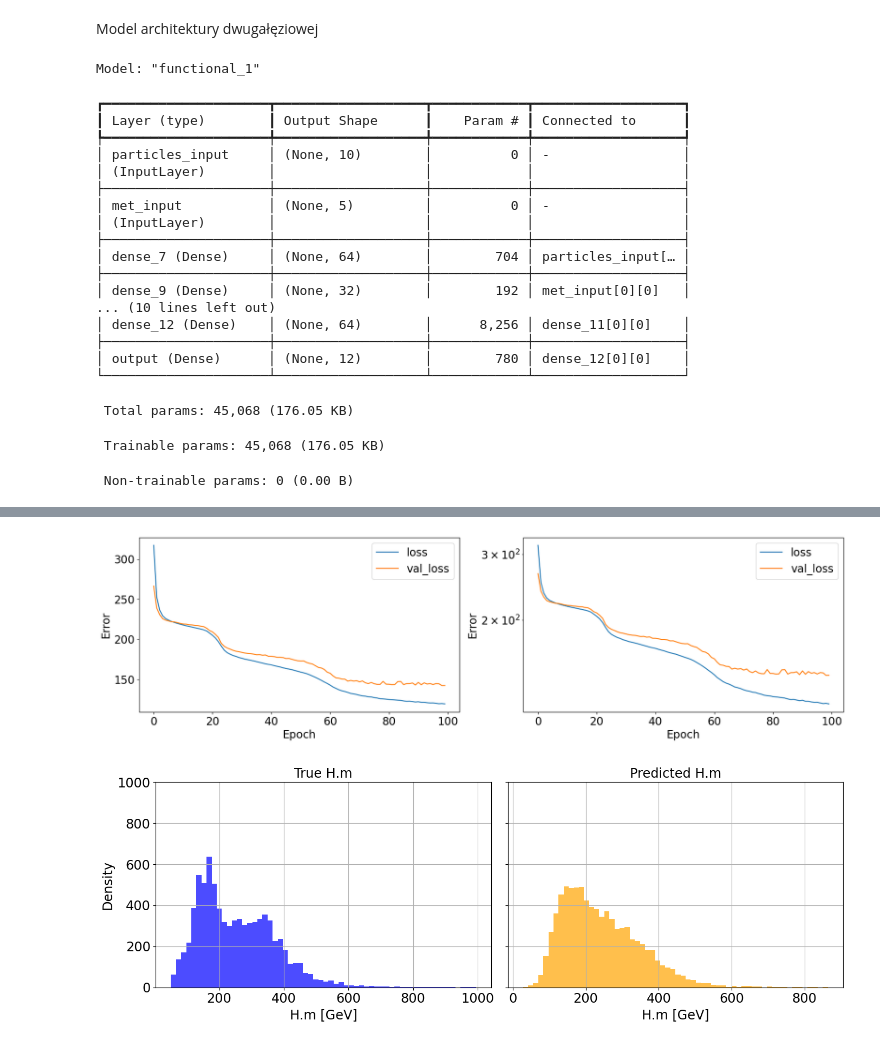
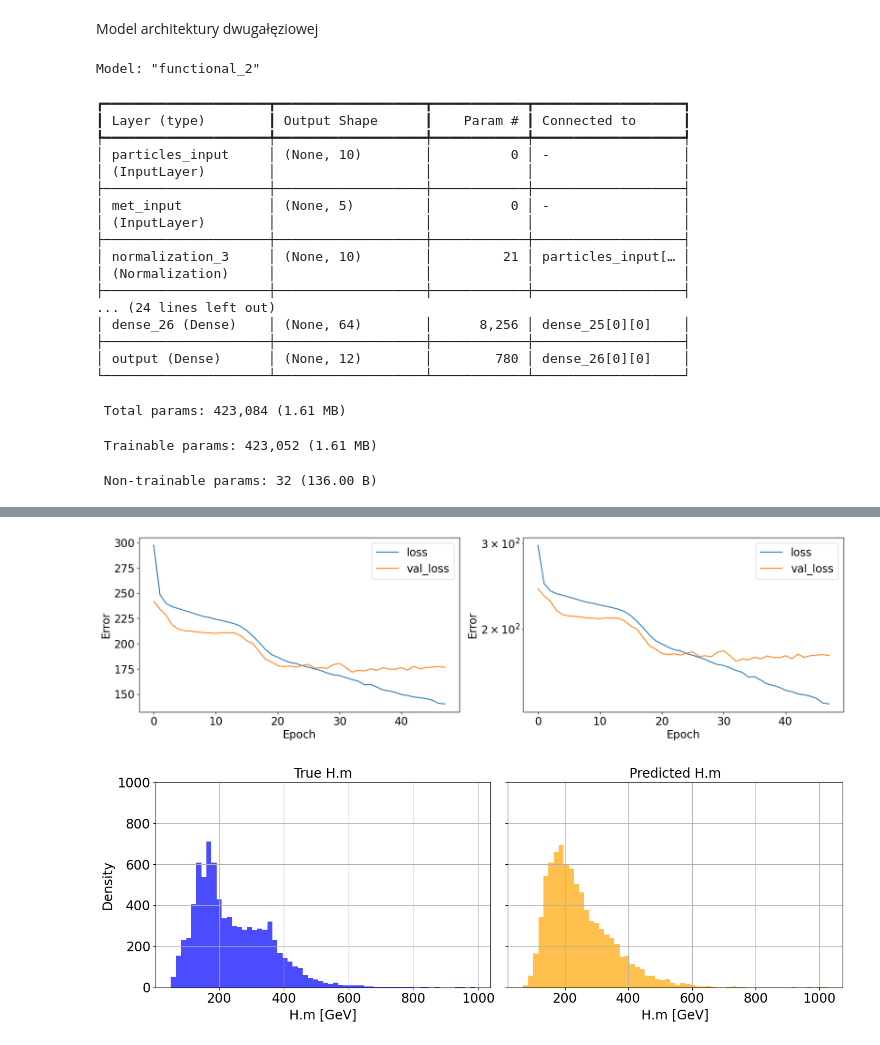
Before and after one commit to jpkusmiersk/Uczenie_maszynowe_2, a Jupyter notebook: projekt/Final_project.ipynb, the cells around one changed output, grey strips where cells are left out. Saved outputs shown, nothing was run; the diff lists cells and outputs as text; code cells hidden in the pictures.

```diff
--- a/projekt/Final_project.ipynb
+++ b/projekt/Final_project.ipynb
@@ -446,6 +440,8 @@ Model klasycznej sieci FCNN
 # %%
 model_fc = tf.keras.Sequential(layers=[
     tf.keras.Input(shape=(15,), name="model_input"),
+
+    tf.keras.layers.Normalization(),
 
     tf.keras.layers.Dense(64, activation='relu',
         bias_initializer=tf.keras.initializers.RandomUniform(minval=-1, maxval=1),
@@ -633,24 +625,38 @@ input_particles = tf.keras.Input(shape=(10,), name="particles_input")
 input_met = tf.keras.Input(shape=(5,), name="met_input")
 
 # Gałąź cząstek
-x1 = tf.keras.layers.Dense(64, activation='relu')(input_particles)
+norm_particles = tf.keras.layers.Normalization()(input_particles)
+x1 = tf.keras.layers.Dense(64, activation='relu')(norm_particles)
 x1 = tf.keras.layers.Dense(128, activation='relu')(x1)
+x1 = tf.keras.layers.Dense(256, activation='relu')(x1)
 
 # Gałąź MET
-x2 = tf.keras.layers.Dense(32, activation='relu')(input_met)
+norm_met = tf.keras.layers.Normalization()(input_met)
+x2 = tf.keras.layers.Dense(32, activation='relu')(norm_met)
 x2 = tf.keras.layers.Dense(64, activation='relu')(x2)
+x2 = tf.keras.layers.Dense(128, activation='relu')(x2)
 
 # Połączenie
 x = tf.keras.layers.concatenate([x1, x2])
-x = tf.keras.layers.Dense(128, activation='relu')(x)
-x = tf.keras.layers.Dense(64, activation='relu')(x)
+x = tf.keras.layers.Dense(512, activation='relu',
+                          bias_initializer=tf.keras.initializers.RandomUniform(minval=-1, maxval=1),
+                          kernel_initializer='he_normal')(x)
+x = tf.keras.layers.Dense(256, activation='relu',
+                          bias_initializer=tf.keras.initializers.RandomUniform(minval=-1, maxval=1),
+                          kernel_initializer='he_normal')(x)
+x = tf.keras.layers.Dense(128, activation='relu',
+                          bias_initializer=tf.keras.initializers.RandomUniform(minval=-1, maxval=1),
+                          kernel_initializer='he_normal')(x)
+x = tf.keras.layers.Dense(64, activation='relu',
+                          bias_initializer=tf.keras.initializers.RandomUniform(minval=-1, maxval=1),
+                          kernel_initializer='he_normal')(x)
 output = tf.keras.layers.Dense(12, activation='linear', name='output')(x)
 
 model_dual = tf.keras.Model(inputs={'particles_input': input_particles, 'met_input': input_met}, outputs=output)
 
 model_dual.summary()
 # %% [output]
-Model: "functional_1"
+Model: "functional_2"
 ┏━━━━━━━━━━━━━━━━━━━━━┳━━━━━━━━━━━━━━━━━━━┳━━━━━━━━━━━━┳━━━━━━━━━━━━━━━━━━━┓
 ┃ Layer (type)        ┃ Output Shape      ┃    Param # ┃ Connected to      ┃
 ┡━━━━━━━━━━━━━━━━━━━━━╇━━━━━━━━━━━━━━━━━━━╇━━━━━━━━━━━━╇━━━━━━━━━━━━━━━━━━━┩
@@ -660,17 +666,17 @@ Model: "functional_1"
 │ met_input           │ (None, 5)         │          0 │ -                 │
 │ (InputLayer)        │                   │            │                   │
 ├─────────────────────┼───────────────────┼────────────┼───────────────────┤
-│ dense_7 (Dense)     │ (None, 64)        │        704 │ particles_input[… │
+│ normalization_3     │ (None, 10)        │         21 │ particles_input[… │
+│ (Normalization)     │                   │            │                   │
 ├─────────────────────┼───────────────────┼────────────┼───────────────────┤
-│ dense_9 (Dense)     │ (None, 32)        │        192 │ met_input[0][0]   │
-... (10 lines left out)
-│ dense_12 (Dense)    │ (None, 64)        │      8,256 │ dense_11[0][0]    │
+... (24 lines left out)
+│ dense_26 (Dense)    │ (None, 64)        │      8,256 │ dense_25[0][0]    │
 ├─────────────────────┼───────────────────┼────────────┼───────────────────┤
-│ output (Dense)      │ (None, 12)        │        780 │ dense_12[0][0]    │
+│ output (Dense)      │ (None, 12)        │        780 │ dense_26[0][0]    │
 └─────────────────────┴───────────────────┴────────────┴───────────────────┘
- Total params: 45,068 (176.05 KB)
+ Total params: 423,084 (1.61 MB)
- Trainable params: 45,068 (176.05 KB)
+ Trainable params: 423,052 (1.61 MB)
- Non-trainable params: 0 (0.00 B)
+ Non-trainable params: 32 (136.00 B)
 # %%
 def trainModel_dual(model, nEpochs, train_data, val_data, nStepsPerEpoch=512):
 
@@ -697,11 +703,11 @@ def trainModel_dual(model, nEpochs, train_data, val_data, nStepsPerEpoch=512):
                         validation_data=val_data,
                         epochs=nEpochs,
                         callbacks=callbacks,
-                        verbose=0)
+                        verbose=1);
 
     plf.plotTrainHistory(history)
     print(colored("Evaluation on training dataset:","blue"))
     model.evaluate(val_data, verbose=1)
 # %%
-history = trainModel_dual(model_dual, train_data=train_batches, val_data=val_batches, nEpochs=100)
+history = trainModel_dual(model_dual, train_data=train_batches, val_data=val_batches, nEpochs=300);
 # %% [output]
@@ -735,4 +734,4 @@ Evaluation on training dataset:
-[figure, old version]
+[figure, new version]
 # %%
 true_H_m = []
 pred_H_m = []
@@ -764,7 +763,7 @@ axs[1].grid(True)
 plt.tight_layout()
 plt.show()
 # %% [output]
-[figure, old version]
+[figure, new version]
 # %%
 plt.figure(figsize=(8, 6))
 plt.scatter(true_H_m, pred_H_m, alpha=0.3)
```
Also changed, not shown: parts of 21 cells of this notebook.
